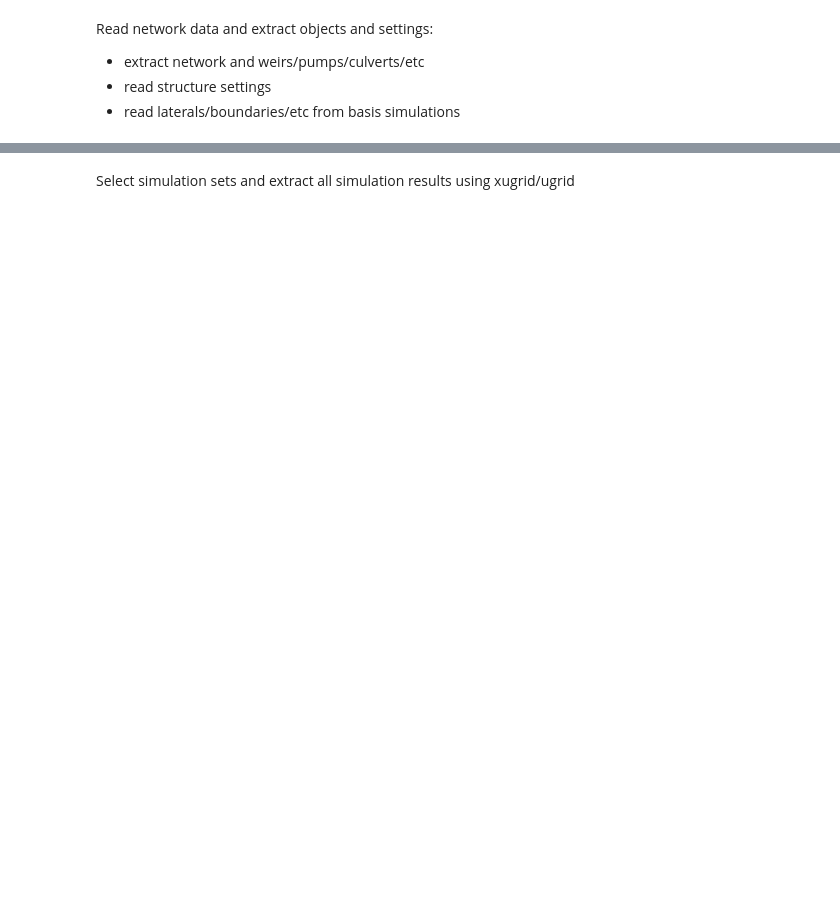
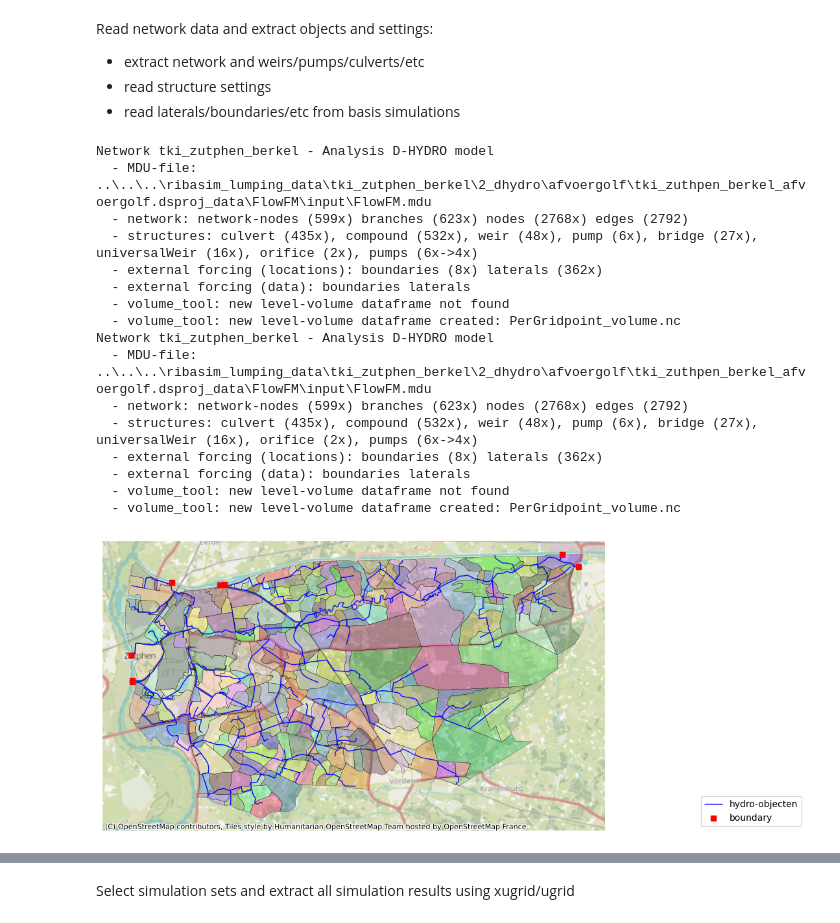
Before and after one commit to harm-nomden-sweco/ribasim_modelgenerator_sweco, a Jupyter notebook: notebooks/tki_ribasim_pilots/run_analysis_zutphen.ipynb, the cells around one changed output, grey strips where cells are left out. Saved outputs shown, nothing was run; the diff lists cells and outputs as text; code cells hidden in the pictures; blank space fills up the shorter version.

```diff
--- a/notebooks/tki_ribasim_pilots/run_analysis_zutphen.ipynb
+++ b/notebooks/tki_ribasim_pilots/run_analysis_zutphen.ipynb
@@ -73,24 +77,42 @@ Read network data and extract objects and settings:
 # %%
 network.add_basis_network(
     source_type='dhydro',
     set_name="winter",
     set_start_month=10,
     set_start_day=1,
-    model_dir=Path(dhydro_basis_dir, "afvoergolf"),
-    simulation_name="tki_zuthpen_berkel_afvoergolf.dsproj_data",
+    dhydro_model_dir=Path(dhydro_basis_dir, "afvoergolf"),
+    dhydro_simulation_name="tki_zuthpen_berkel_afvoergolf.dsproj_data",
     dhydro_volume_tool_bat_file=dhydro_volume_tool_bat_file,
     dhydro_volume_tool_force=True,
     dhydro_volume_tool_increment=dhydro_volume_tool_increment
 );
 network.add_basis_network(
     source_type='dhydro',
     set_name="zomer",
     set_start_month=10,
     set_start_day=1,
-    model_dir=Path(dhydro_basis_dir, "afvoergolf"),
-    simulation_name="tki_zuthpen_berkel_afvoergolf.dsproj_data",
+    dhydro_model_dir=Path(dhydro_basis_dir, "afvoergolf"),
+    dhydro_simulation_name="tki_zuthpen_berkel_afvoergolf.dsproj_data",
     dhydro_volume_tool_bat_file=dhydro_volume_tool_bat_file,
     dhydro_volume_tool_force=True,
     dhydro_volume_tool_increment=dhydro_volume_tool_increment
 );
 network.plot();
+# %% [output]
+Network tki_zutphen_berkel - Analysis D-HYDRO model
+  - MDU-file: ..\..\..\ribasim_lumping_data\tki_zutphen_berkel\2_dhydro\afvoergolf\tki_zuthpen_berkel_afvoergolf.dsproj_data\FlowFM\input\FlowFM.mdu
+  - network: network-nodes (599x) branches (623x) nodes (2768x) edges (2792)
+  - structures: culvert (435x), compound (532x), weir (48x), pump (6x), bridge (27x), universalWeir (16x), orifice (2x), pumps (6x->4x)
+  - external forcing (locations): boundaries (8x) laterals (362x)
+  - external forcing (data): boundaries laterals
+  - volume_tool: new level-volume dataframe not found
+  - volume_tool: new level-volume dataframe created: PerGridpoint_volume.nc
+Network tki_zutphen_berkel - Analysis D-HYDRO model
+  - MDU-file: ..\..\..\ribasim_lumping_data\tki_zutphen_berkel\2_dhydro\afvoergolf\tki_zuthpen_berkel_afvoergolf.dsproj_data\FlowFM\input\FlowFM.mdu
+  - network: network-nodes (599x) branches (623x) nodes (2768x) edges (2792)
+  - structures: culvert (435x), compound (532x), weir (48x), pump (6x), bridge (27x), universalWeir (16x), orifice (2x), pumps (6x->4x)
+  - external forcing (locations): boundaries (8x) laterals (362x)
+  - external forcing (data): boundaries laterals
+  - volume_tool: new level-volume dataframe not found
+  - volume_tool: new level-volume dataframe created: PerGridpoint_volume.nc
+[figure, added]
```
Also changed, not shown: parts of 19 cells of this notebook, 10 other files.
